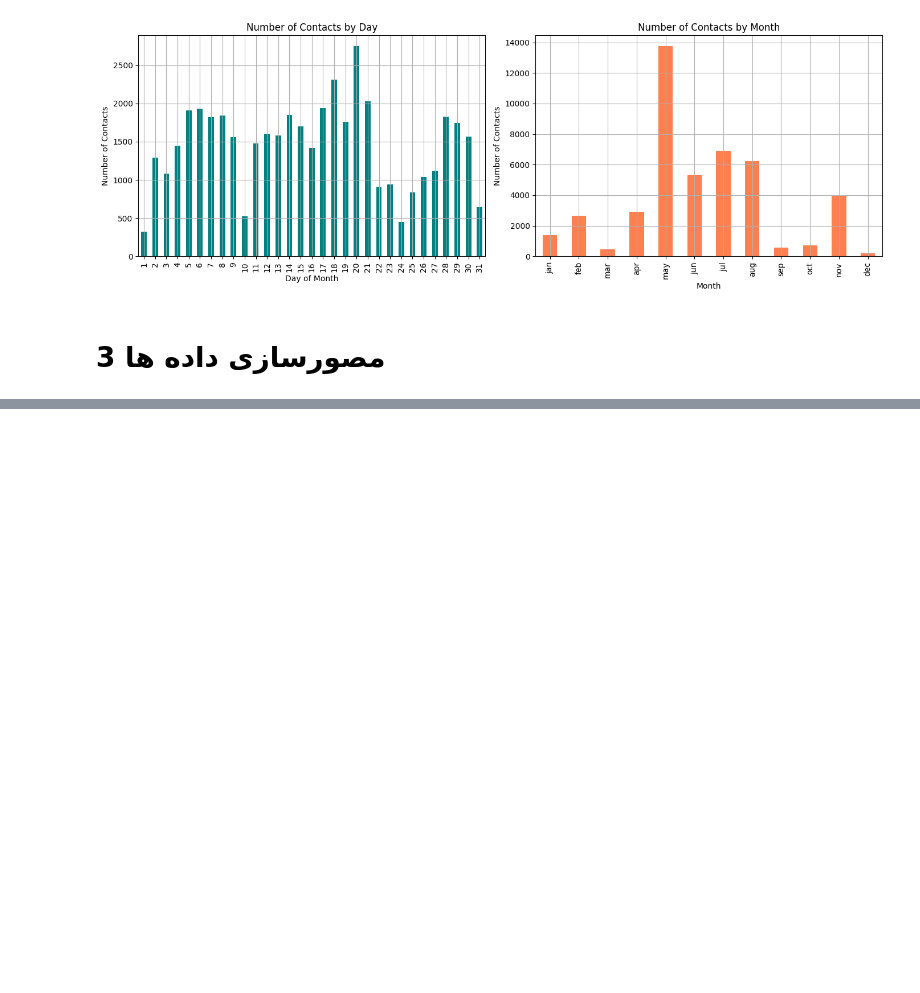
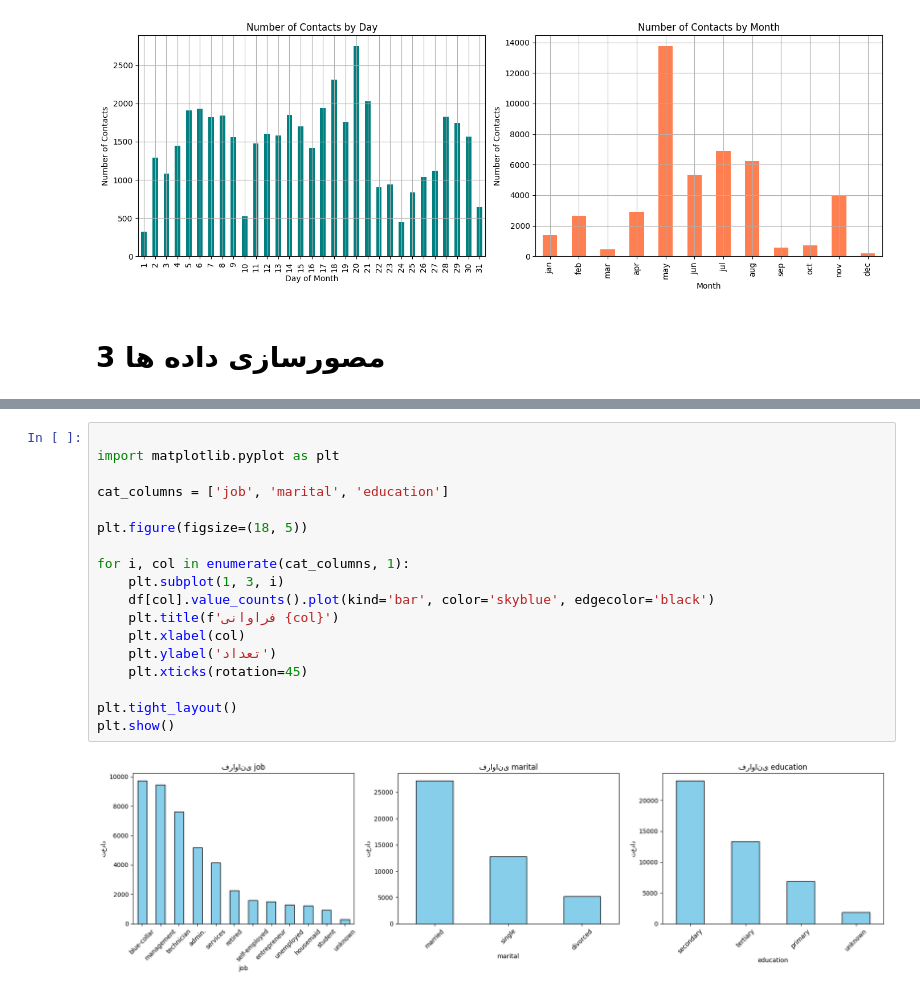
Before and after one commit to behnaz-raiesie/Bank_Projetc, a Jupyter notebook: BankAnalysis.ipynb, the cells around one changed output, grey strips where cells are left out. Saved outputs shown, nothing was run; the diff lists cells and outputs as text; blank space fills up the shorter version.

```diff
--- a/BankAnalysis.ipynb
+++ b/BankAnalysis.ipynb
@@ -500,0 +523,20 @@ plt.show()
+# %%
+
+import matplotlib.pyplot as plt
+
+cat_columns = ['job', 'marital', 'education']
+
+plt.figure(figsize=(18, 5))
+
+for i, col in enumerate(cat_columns, 1):
+    plt.subplot(1, 3, i)
+    df[col].value_counts().plot(kind='bar', color='skyblue', edgecolor='black')
+    plt.title(f'فراوانی {col}')
+    plt.xlabel(col)
+    plt.ylabel('تعداد')
+    plt.xticks(rotation=45)
+
+plt.tight_layout()
+plt.show()
+# %% [output]
+[figure, added]
```
Also changed, not shown: parts of 8 cells of this notebook.
